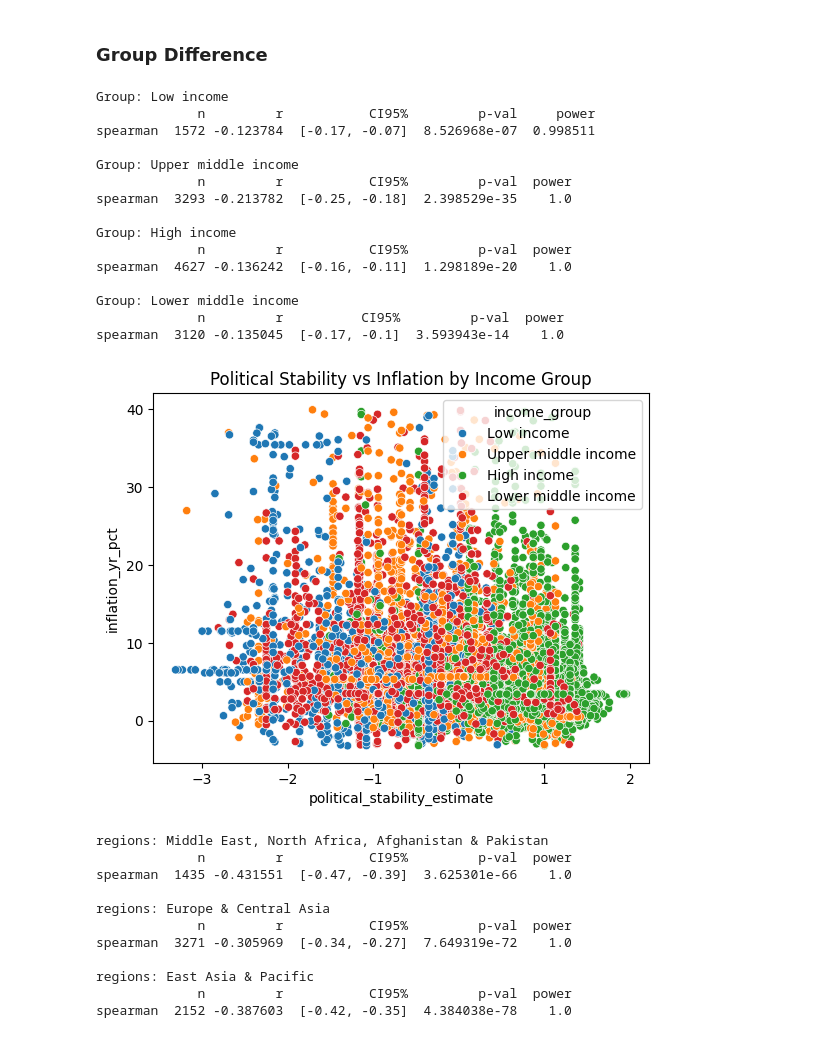
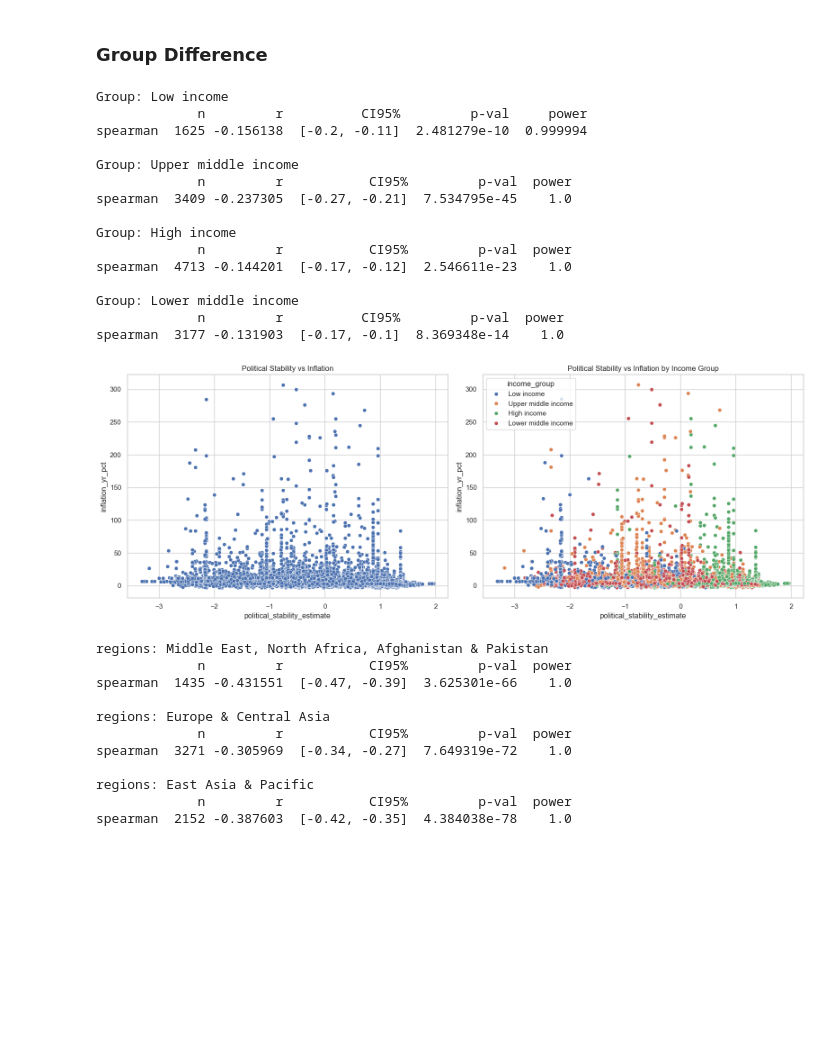
Before and after one commit to StefanFSmid/ASDA_2025_Group_3_Porfolio, a Jupyter notebook: notebooks/week_06_group_3_notebook.ipynb, the cells around one changed output. Cells and saved outputs as stored; diff of their text form; code cells hidden in the pictures; blank space fills up the shorter version.

```diff
--- a/notebooks/week_06_group_3_notebook.ipynb
+++ b/notebooks/week_06_group_3_notebook.ipynb
@@ -82,0 +52,3 @@ sns.boxplot(y=new_df["inflation_yr_pct"])
+# %%
+wb_df["political_stability_log"] = np.log1p(wb_df["political_stability_estimate"].clip(lower=0))
+wb_df["inflation_log"] = np.log1p(wb_df["inflation_yr_pct"].clip(lower=0))
@@ -115,41 +122,52 @@ pg.corr(wb_df["political_stability_estimate"],wb_df["inflation_yr_pct"], method=
 # %%
 #Correlation across Income Groups
 
-groups = new_df["income_group"].unique()
+groups = wb_df["income_group"].unique()
 
 for g in groups:
-    df_g = new_df[new_df["income_group"] == g]
+    df_g = wb_df[wb_df["income_group"] == g]
     print(f"\nGroup: {g}")
     print(pg.corr(df_g["political_stability_estimate"],df_g["inflation_yr_pct"],method="spearman"))
 # %% [output]
 Group: Low income
-             n         r           CI95%         p-val     power
-spearman  1572 -0.123784  [-0.17, -0.07]  8.526968e-07  0.998511
+             n         r          CI95%         p-val     power
+spearman  1625 -0.156138  [-0.2, -0.11]  2.481279e-10  0.999994
 
 Group: Upper middle income
              n         r           CI95%         p-val  power
-spearman  3293 -0.213782  [-0.25, -0.18]  2.398529e-35    1.0
+spearman  3409 -0.237305  [-0.27, -0.21]  7.534795e-45    1.0
 
 Group: High income
              n         r           CI95%         p-val  power
-spearman  4627 -0.136242  [-0.16, -0.11]  1.298189e-20    1.0
+spearman  4713 -0.144201  [-0.17, -0.12]  2.546611e-23    1.0
 
 Group: Lower middle income
              n         r          CI95%         p-val  power
-spearman  3120 -0.135045  [-0.17, -0.1]  3.593943e-14    1.0
+spearman  3177 -0.131903  [-0.17, -0.1]  8.369348e-14    1.0
 # %%
-#Scatterplot by Income Group
+fig, axes = plt.subplots(1, 2, figsize=(16, 6))
 
 sns.scatterplot(
-    data=new_df,
+    data=wb_df,
+    x="political_stability_estimate",
+    y="inflation_yr_pct",
+    ax=axes[0]
+)
+axes[0].set_title("Political Stability vs Inflation")
+
+sns.scatterplot(
+    data=wb_df,
     x='political_stability_estimate',
     y='inflation_yr_pct',
-    hue='income_group'
+    hue='income_group',
+    ax=axes[1]
 )
-plt.title("Political Stability vs Inflation by Income Group")
+axes[1].set_title("Political Stability vs Inflation by Income Group")
+
+plt.tight_layout()
 plt.show()
 # %% [output]
-[figure, old version]
+[figure, new version]
 # %%
 regions = new_df["region"].unique()
 
```
Also changed, not shown: parts of 20 cells of this notebook, 5 other files.
